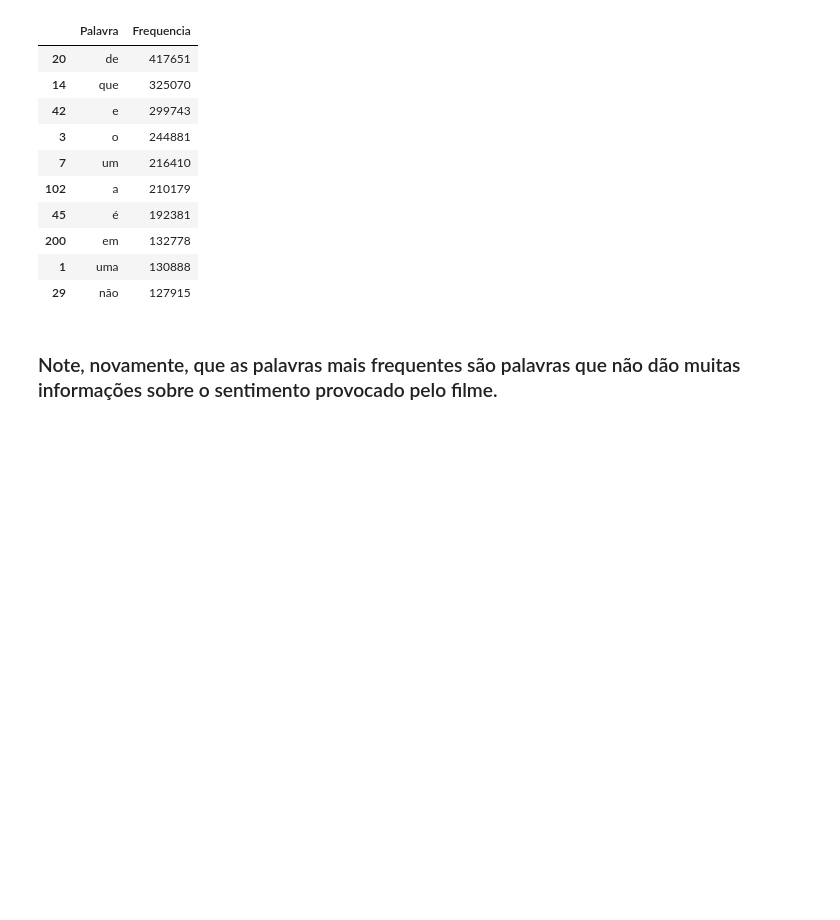
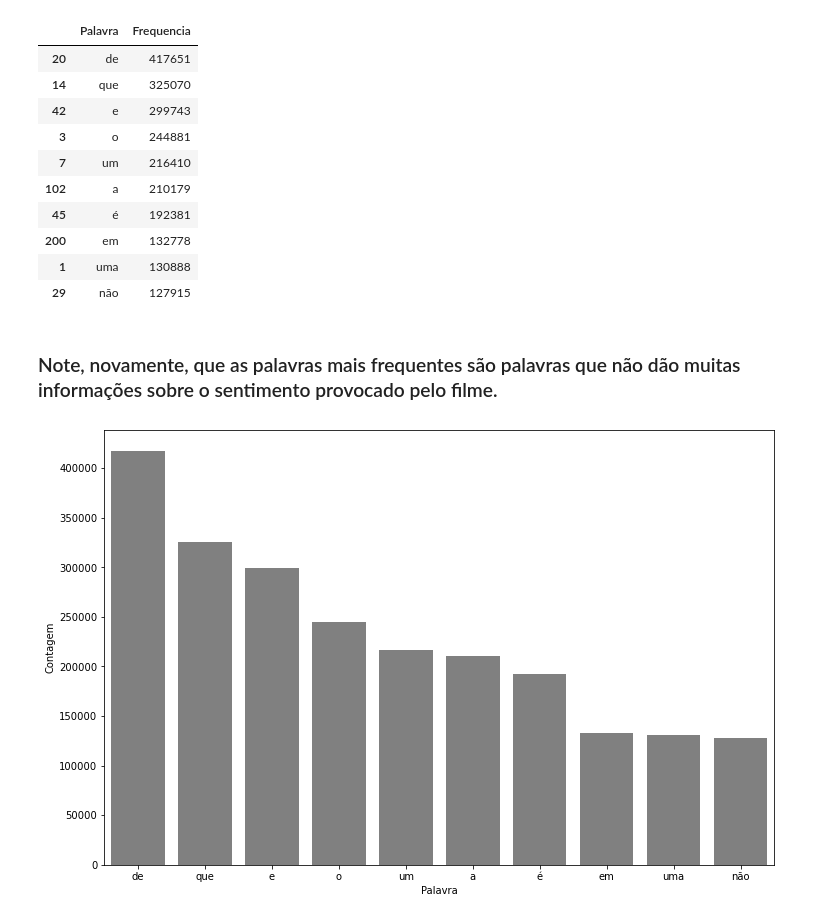
Before and after one commit to silsantos/Deep_Learning, a Jupyter notebook: 1.intro_nlp.ipynb, the cells around one changed output. Saved outputs shown, nothing was run; the diff lists cells and outputs as text; code cells hidden in the pictures; blank space fills up the shorter version.

Commit message:
Gráfico palavras mais frequentes

```diff
--- a/1.intro_nlp.ipynb
+++ b/1.intro_nlp.ipynb
@@ -311,7 +311,8 @@ df_frequencia.head()
 # %%
 # Mostrando as palavras que mais aparecem:
 
-df_frequencia.nlargest(columns = 'Frequencia', n = 10)
+df_frequencia = df_frequencia.nlargest(columns = 'Frequencia', n = 10)
+df_frequencia
 # %% [output]
 |  | Palavra | Frequencia |
 | 20 | de | 417651 |
@@ -328,0 +334,7 @@ df_frequencia.nlargest(columns = 'Frequencia', n = 10)
+# %%
+plt.figure(figsize = (12,8))
+ax = sns.barplot(data = df_frequencia, x = 'Palavra', y = 'Frequencia', color = 'gray')
+ax.set(ylabel = 'Contagem')
+plt.show()
+# %% [output]
+[figure, added]
```
Also changed, not shown: parts of 4 cells of this notebook.
